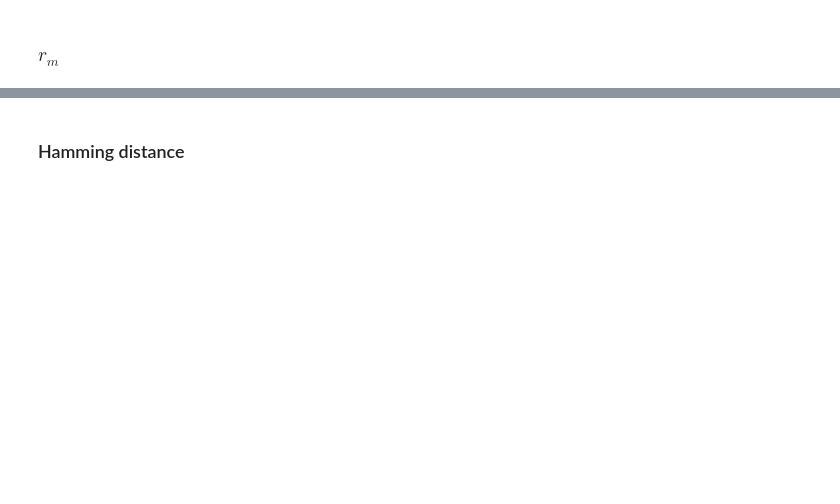
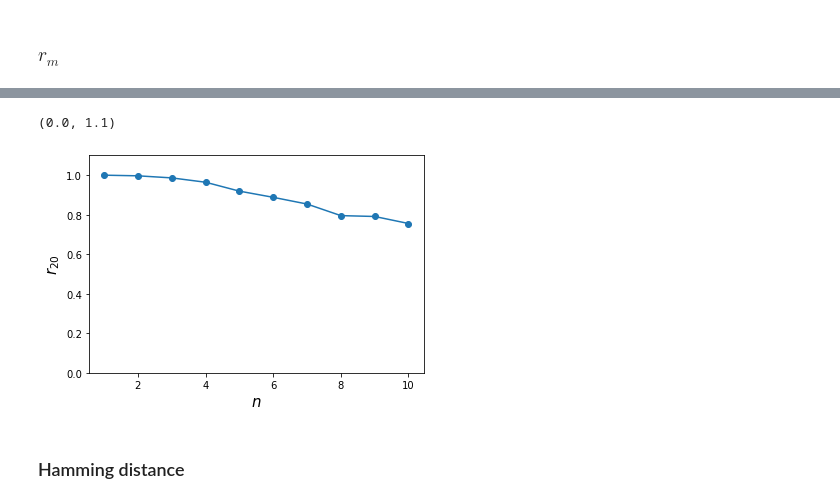
Before and after one commit to hodaakl/GENERALIST, a Jupyter notebook: jupyter/generalist_tutorial.ipynb, the cells around one changed output, grey strips where cells are left out. Drawn from its saved outputs; the diff is of its cells as text; code cells hidden in the pictures; blank space fills up the shorter version.

```diff
--- a/jupyter/generalist_tutorial.ipynb
+++ b/jupyter/generalist_tutorial.ipynb
@@ -124,0 +136,2 @@ plt.tight_layout()
+# %%
+r_arr = calculate_r_metric(data_one_hot, generated_data, nlist = nlist, verbose = 1)
@@ -125,2 +149,13 @@ plt.tight_layout()
+# %%
+nlist = np.arange(1,11)
+i = 0
+plt.plot(nlist,r_arr)
+plt.scatter(nlist, r_arr)
+plt.ylabel(r'$r_{20}$', fontsize = 15)
+plt.xlabel(f'$n$', fontsize = 15)
+plt.ylim([0,1.1])
+# %% [output]
+(0.0, 1.1)
+[figure, added]
 # %% [markdown]
 ### Hamming distance
```
Also changed, not shown: parts of 13 cells of this notebook.
